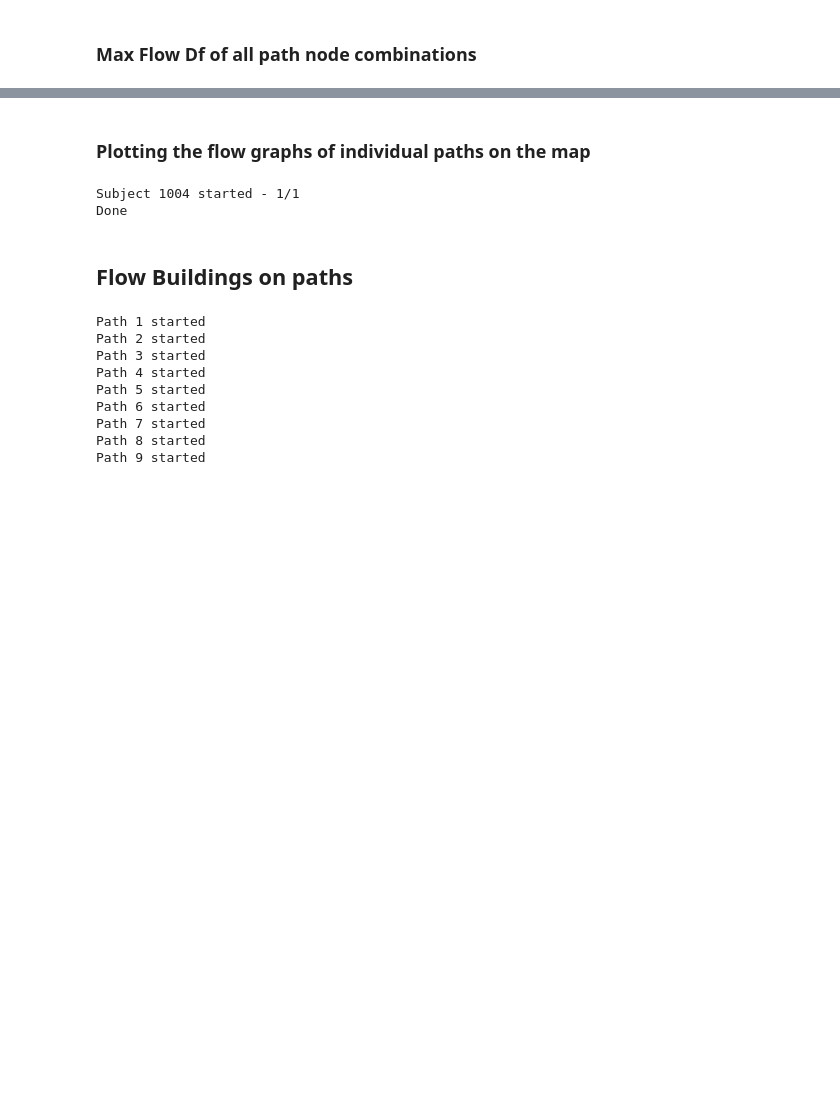
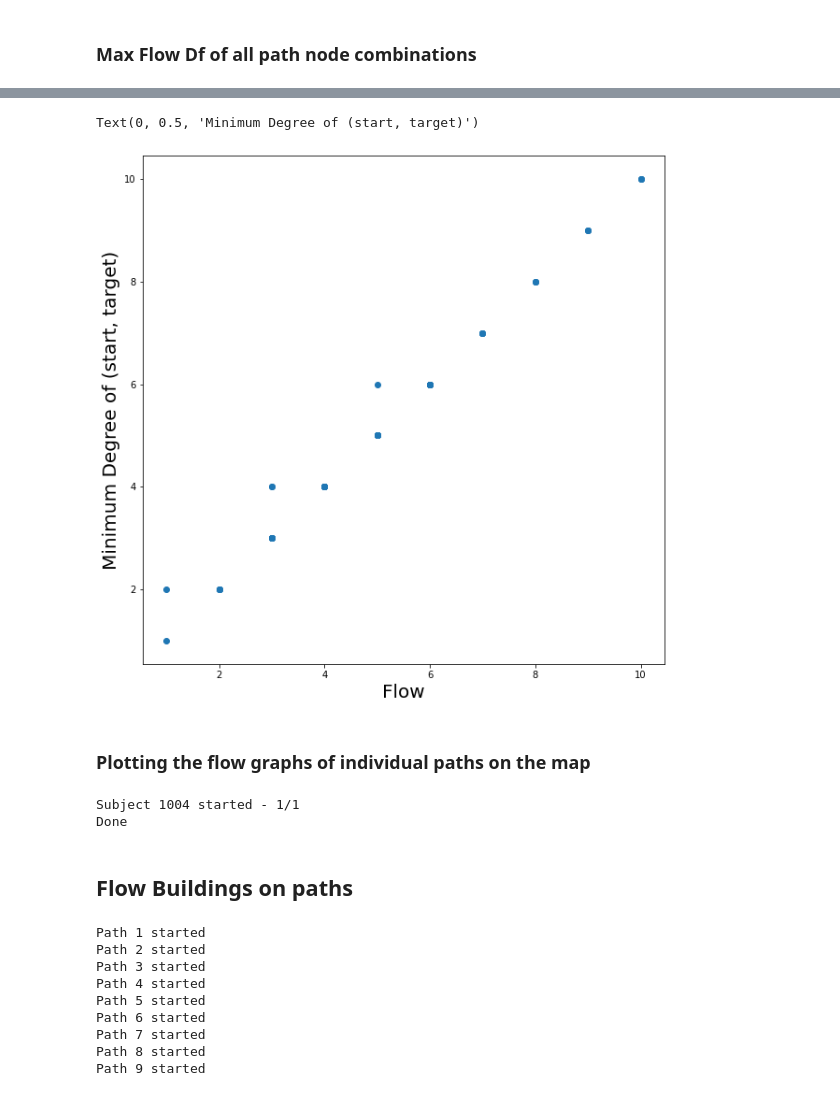
Before and after one commit to lucasessmann/GTA_ET, a Jupyter notebook: FlowAnalysis.ipynb, the cells around one changed output, grey strips where cells are left out. Cells and saved outputs as stored; diff of their text form; code cells hidden in the pictures; blank space fills up the shorter version.

```diff
--- a/FlowAnalysis.ipynb
+++ b/FlowAnalysis.ipynb
@@ -421,3 +438,13 @@ See the caveats in the documentation: https://pandas.pydata.org/pandas-docs/stab
+# %%
+plt.figure(figsize=(10,10))
+
+plt.scatter(flow_list, min_degree_start_target_list)
+
+plt.xlabel('Flow', fontsize=20)
+plt.ylabel('Minimum Degree of (start, target)', fontsize=20)
+# %% [output]
+Text(0, 0.5, 'Minimum Degree of (start, target)')
+[figure, added]
 # %% [markdown]
 ### Plotting the flow graphs of individual paths on the map
 # %%
```
Also changed, not shown: parts of 10 cells of this notebook.
